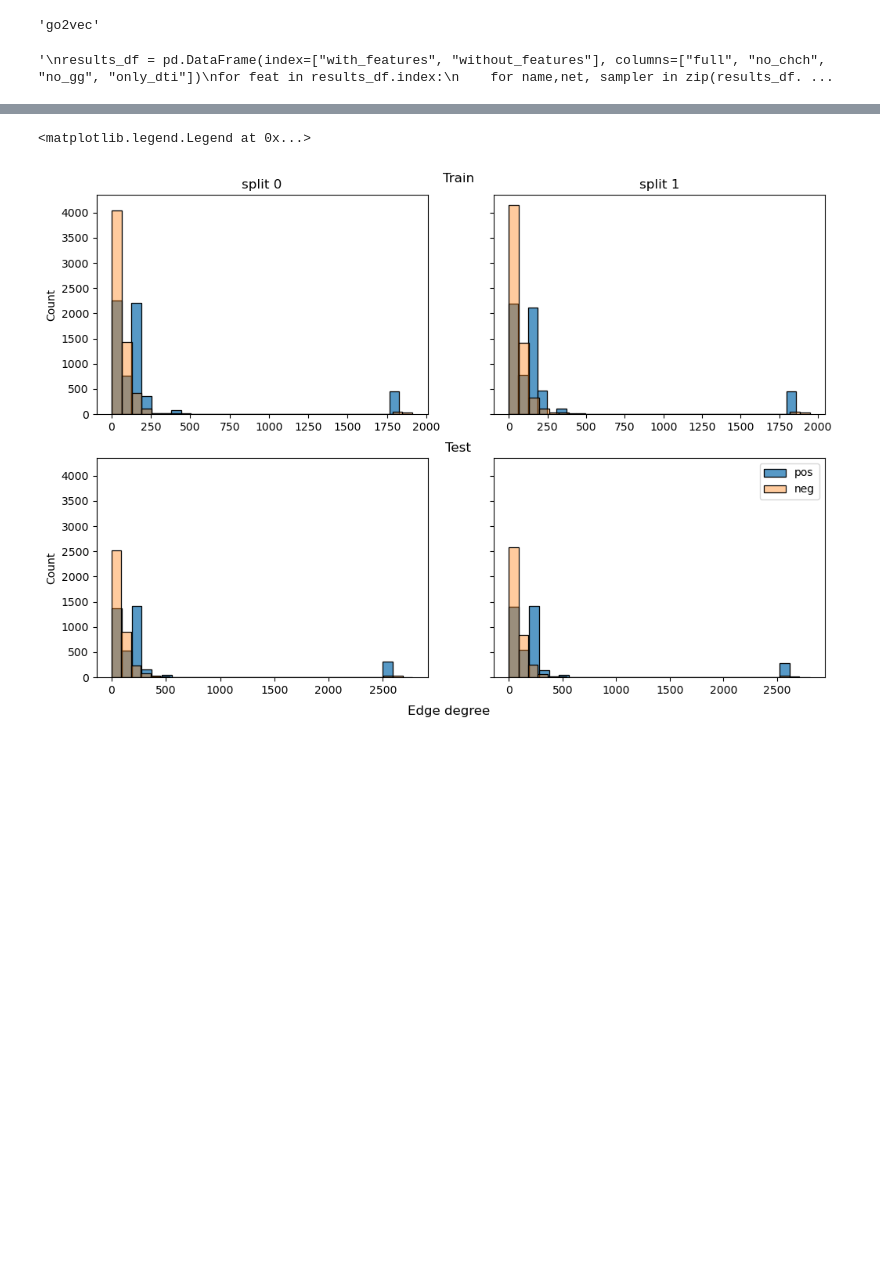
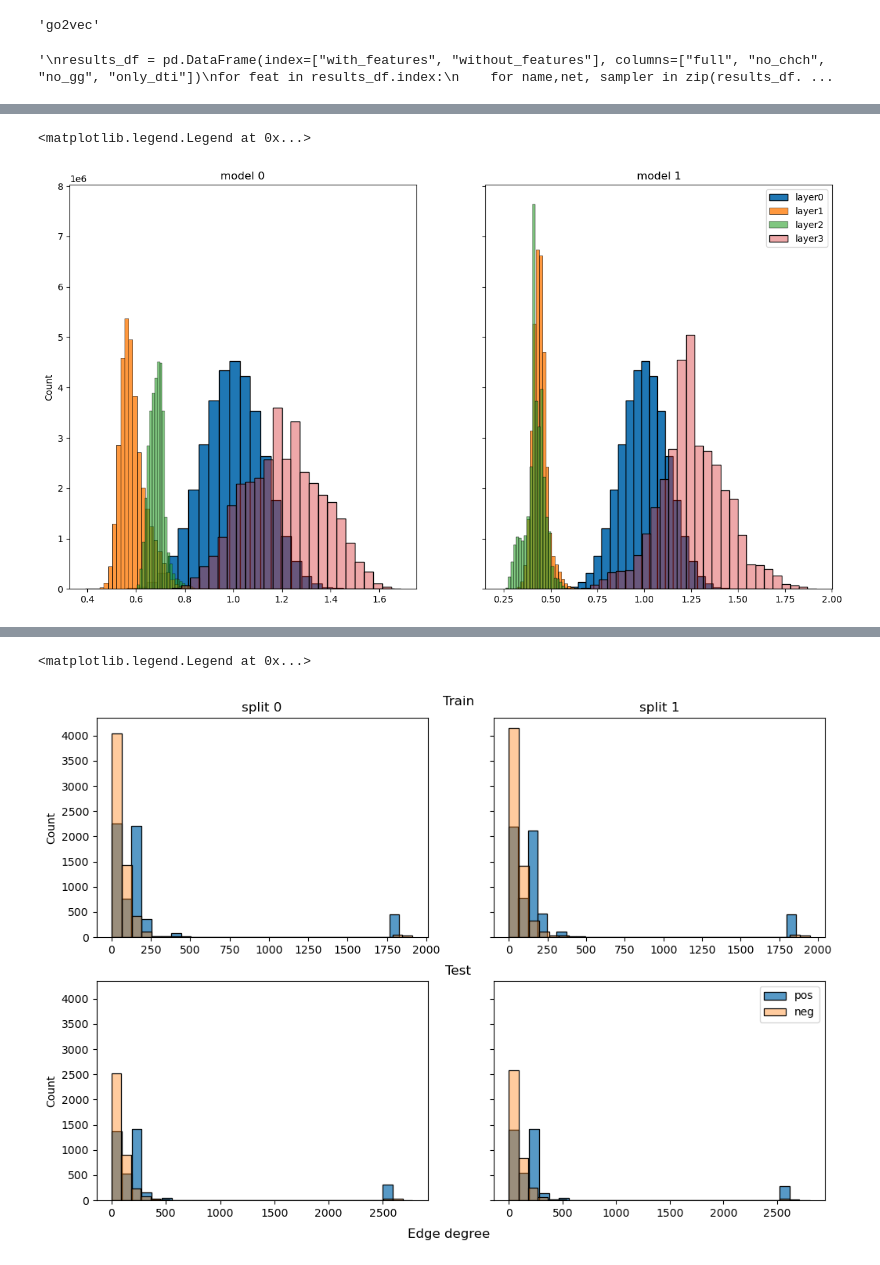
Before and after one commit to nyanovsky/tesis, a Jupyter notebook: gnn_interface/test_interface.ipynb, the cells around one changed output, grey strips where cells are left out. Drawn from its saved outputs; the diff is of its cells as text; code cells hidden in the pictures; blank space fills up the shorter version.

```diff
--- a/gnn_interface/test_interface.ipynb
+++ b/gnn_interface/test_interface.ipynb
@@ -242,0 +263,43 @@ print(model_1.evaluate(split_0["test"]))
+# %%
+def get_layers_embeddings(model, data):
+    model.eval()
+    embs = [data.x_dict]
+    for layer_name in model.encoder._modules.keys():
+        layer = model.encoder._modules[layer_name]
+        if layer_name == "message_passing":
+            for conv_layer in layer.layers:
+                embs.append(conv_layer(embs[-1], data.edge_index_dict))
+        else:
+            embs.append(layer(embs[-1]))
+    return embs
+# %%
+embs_0_k3 = get_layers_embeddings(model_0_k3._model, split_0_k3["train"])
+embs_0_k4 = get_layers_embeddings(model_0_k4._model, split_0_k4["train"])
+
+embs_1_k3 = get_layers_embeddings(model_1_k3._model, split_1_k3["train"])
+embs_1_k4 = get_layers_embeddings(model_1_k4._model, split_1_k4["train"])
+# %%
+def cos_dist_matrix(embs1, embs2):
+    normalized_embs_1 = embs1/embs1.norm(dim=1, keepdim=True)
+    normalized_embs_2 = embs2/embs2.norm(dim=1, keepdim=True)
+    cos_dist = 1- (normalized_embs_1 @ normalized_embs_2.t())
+    return cos_dist
+# %%
+import seaborn as sns
+import matplotlib.pyplot as plt
+
+fig, axes = plt.subplots(1,2,sharey=True, figsize=(15,8))
+
+for i in range(4):
+    cos_dists_0_k3_i = cos_dist_matrix(embs_0_k3[i]["chem"], embs_0_k3[i]["gene"]).detach().cpu()
+    cos_dists_1_k3_i = cos_dist_matrix(embs_1_k3[i]["chem"], embs_1_k3[i]["gene"]).detach().cpu()
+
+    sns.histplot(cos_dists_0_k3_i.view(-1), label=f"layer{i}", ax=axes[0], alpha=1-i*0.2, bins=30)
+    sns.histplot(cos_dists_1_k3_i.view(-1), label=f"layer{i}", ax=axes[1], alpha=1-i*0.2, bins=30)
+
+axes[0].set_title("model 0")
+axes[1].set_title("model 1")
+plt.legend()
+# %% [output]
+<matplotlib.legend.Legend at 0x...>
+[figure, added]
```
Also changed, not shown: parts of 12 cells of this notebook.
